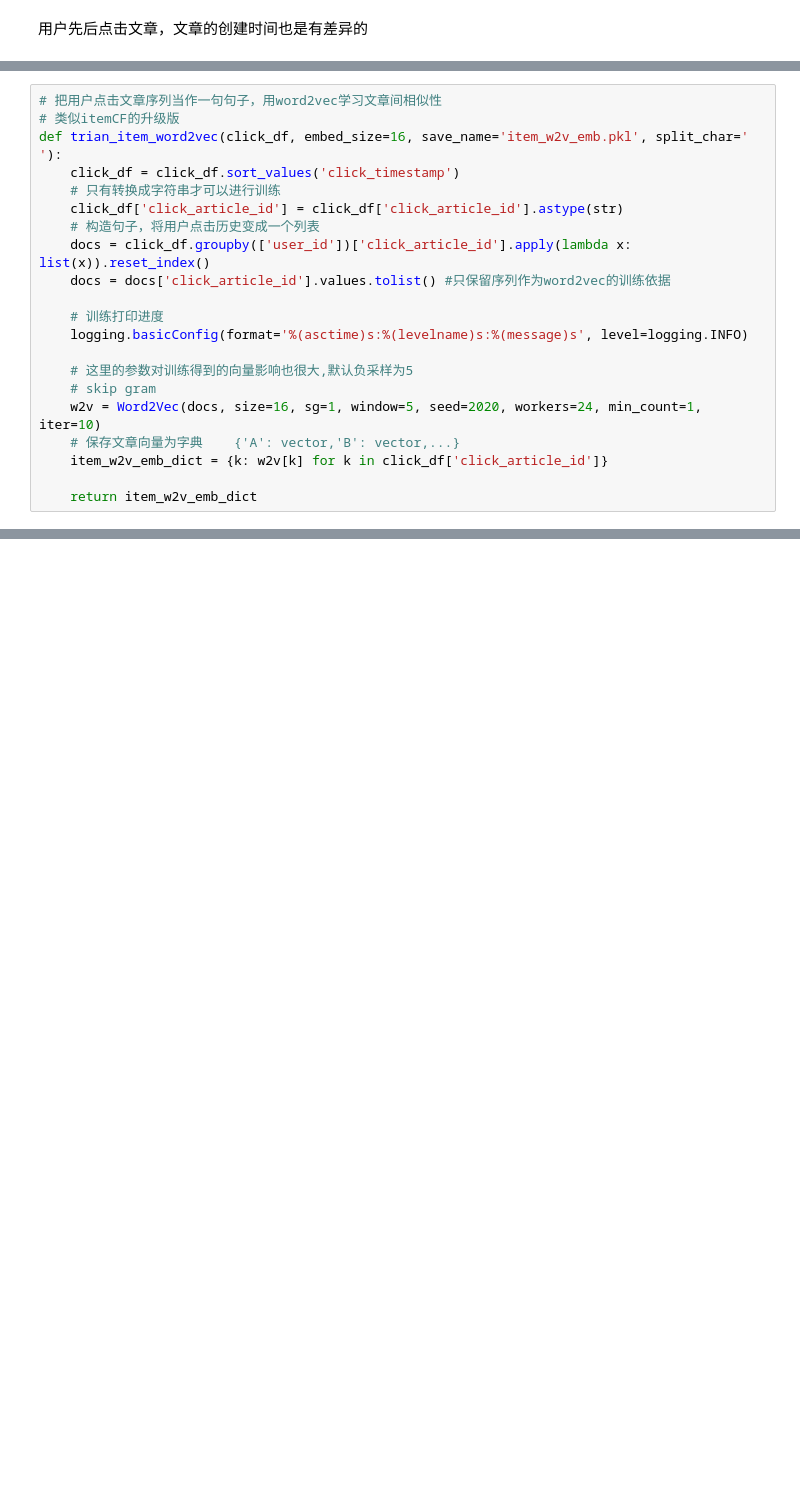
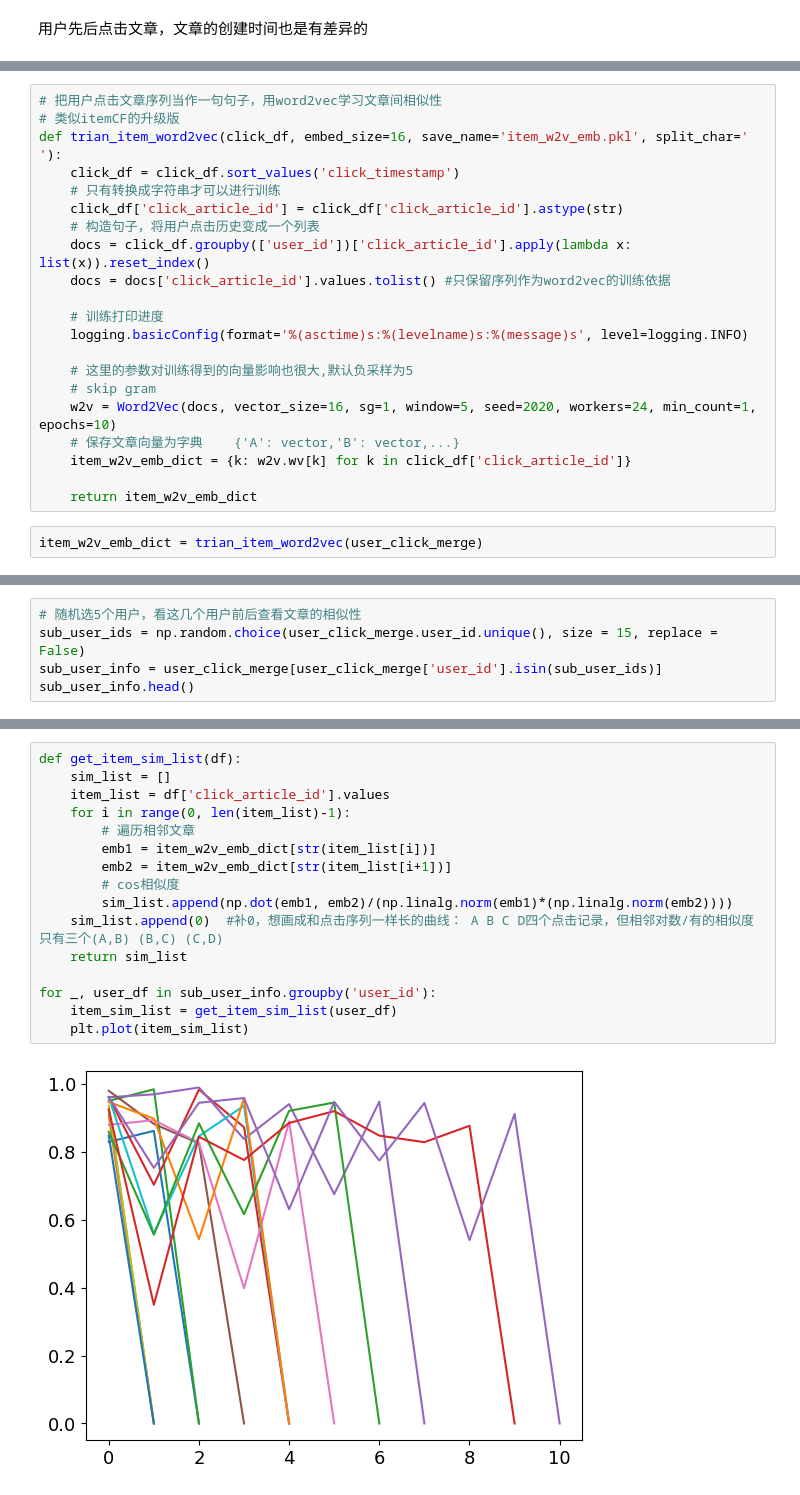
Before and after one commit to zZimablueee/tianchi, a Jupyter notebook: dataanalysis.ipynb, the cells around one changed output, grey strips where cells are left out. Drawn from its saved outputs; the diff is of its cells as text; blank space fills up the shorter version.

```diff
--- a/dataanalysis.ipynb
+++ b/dataanalysis.ipynb
@@ -635,8 +653,10 @@ def trian_item_word2vec(click_df, embed_size=16, save_name='item_w2v_emb.pkl', s
 
     # 这里的参数对训练得到的向量影响也很大,默认负采样为5
     # skip gram
-    w2v = Word2Vec(docs, size=16, sg=1, window=5, seed=2020, workers=24, min_count=1, iter=10)
+    w2v = Word2Vec(docs, vector_size=16, sg=1, window=5, seed=2020, workers=24, min_count=1, epochs=10)
     # 保存文章向量为字典    {'A': vector,'B': vector,...}
-    item_w2v_emb_dict = {k: w2v[k] for k in click_df['click_article_id']}
+    item_w2v_emb_dict = {k: w2v.wv[k] for k in click_df['click_article_id']}
 
     return item_w2v_emb_dict
+# %%
+item_w2v_emb_dict = trian_item_word2vec(user_click_merge)
@@ -642,0 +681,5 @@ def trian_item_word2vec(click_df, embed_size=16, save_name='item_w2v_emb.pkl', s
+# %%
+# 随机选5个用户，看这几个用户前后查看文章的相似性
+sub_user_ids = np.random.choice(user_click_merge.user_id.unique(), size = 15, replace = False)
+sub_user_info = user_click_merge[user_click_merge['user_id'].isin(sub_user_ids)]
+sub_user_info.head()
@@ -642,0 +693,18 @@ def trian_item_word2vec(click_df, embed_size=16, save_name='item_w2v_emb.pkl', s
+# %%
+def get_item_sim_list(df):
+    sim_list = []
+    item_list = df['click_article_id'].values
+    for i in range(0, len(item_list)-1):
+        # 遍历相邻文章
+        emb1 = item_w2v_emb_dict[str(item_list[i])]
+        emb2 = item_w2v_emb_dict[str(item_list[i+1])]
+        # cos相似度
+        sim_list.append(np.dot(emb1, emb2)/(np.linalg.norm(emb1)*(np.linalg.norm(emb2))))
+    sim_list.append(0)  #补0，想画成和点击序列一样长的曲线： A B C D四个点击记录，但相邻对数/有的相似度只有三个(A,B) (B,C) (C,D)
+    return sim_list
+
+for _, user_df in sub_user_info.groupby('user_id'):
+    item_sim_list = get_item_sim_list(user_df)
+    plt.plot(item_sim_list)
+# %% [output]
+[figure, added]
```
Also changed, not shown: parts of 6 cells of this notebook, 2 other files.
